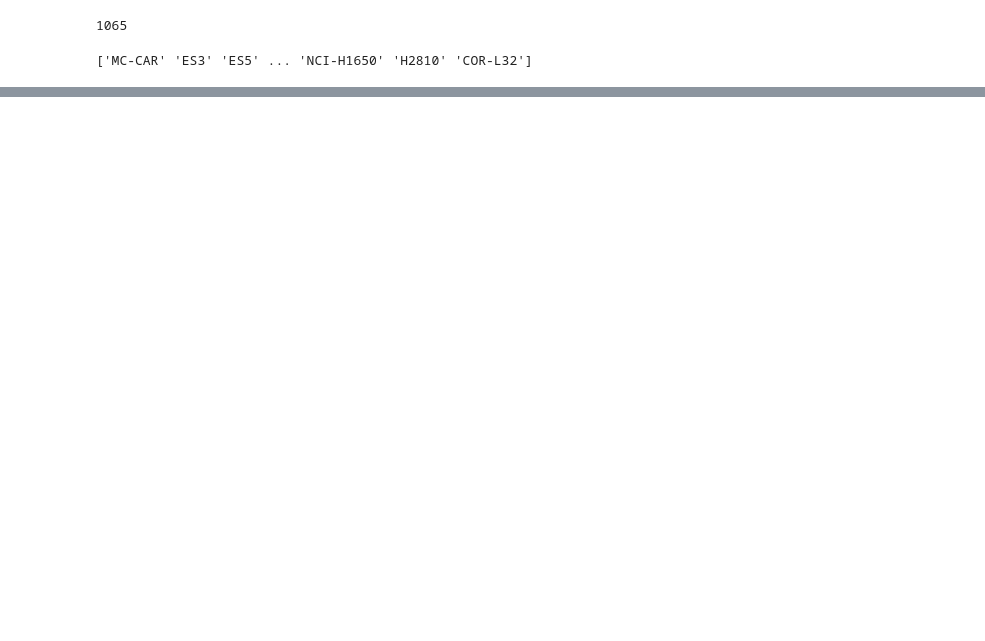
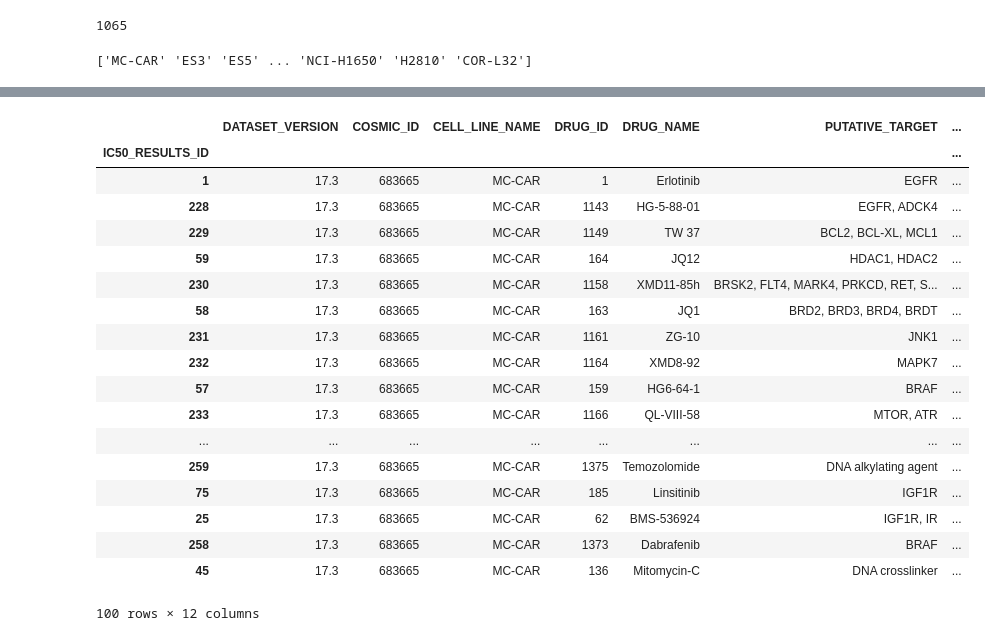
Before and after one commit to esko22/ucb-w210-cap-drug-response, a Jupyter notebook: DrugProfiles/drug_response_eda.ipynb, the cells around one changed output, grey strips where cells are left out. Cells and saved outputs as stored; diff of their text form; code cells hidden in the pictures; blank space fills up the shorter version.

```diff
--- a/DrugProfiles/drug_response_eda.ipynb
+++ b/DrugProfiles/drug_response_eda.ipynb
@@ -46,0 +70,22 @@ print(dose_response_df['CELL_LINE_NAME'].unique())
+# %%
+dose_response_df.sort_values('COSMIC_ID').head(100)
+# %% [output]
+|  | DATASET_VERSION | COSMIC_ID | CELL_LINE_NAME | DRUG_ID | DRUG_NAME | PUTATIVE_TARGET | ... |
+| IC50_RESULTS_ID |  |  |  |  |  |  | ... |
+| 1 | 17.3 | 683665 | MC-CAR | 1 | Erlotinib | EGFR | ... |
+| 228 | 17.3 | 683665 | MC-CAR | 1143 | HG-5-88-01 | EGFR, ADCK4 | ... |
+| 229 | 17.3 | 683665 | MC-CAR | 1149 | TW 37 | BCL2, BCL-XL, MCL1 | ... |
+| 59 | 17.3 | 683665 | MC-CAR | 164 | JQ12 | HDAC1, HDAC2 | ... |
+| 230 | 17.3 | 683665 | MC-CAR | 1158 | XMD11-85h | BRSK2, FLT4, MARK4, PRKCD, RET, S... | ... |
+| 58 | 17.3 | 683665 | MC-CAR | 163 | JQ1 | BRD2, BRD3, BRD4, BRDT | ... |
+| 231 | 17.3 | 683665 | MC-CAR | 1161 | ZG-10 | JNK1 | ... |
+| 232 | 17.3 | 683665 | MC-CAR | 1164 | XMD8-92 | MAPK7 | ... |
+| 57 | 17.3 | 683665 | MC-CAR | 159 | HG6-64-1 | BRAF | ... |
+| 233 | 17.3 | 683665 | MC-CAR | 1166 | QL-VIII-58 | MTOR, ATR | ... |
+| ... | ... | ... | ... | ... | ... | ... | ... |
+| 259 | 17.3 | 683665 | MC-CAR | 1375 | Temozolomide | DNA alkylating agent | ... |
+| 75 | 17.3 | 683665 | MC-CAR | 185 | Linsitinib | IGF1R | ... |
+| 25 | 17.3 | 683665 | MC-CAR | 62 | BMS-536924 | IGF1R, IR | ... |
+| 258 | 17.3 | 683665 | MC-CAR | 1373 | Dabrafenib | BRAF | ... |
+| 45 | 17.3 | 683665 | MC-CAR | 136 | Mitomycin-C | DNA crosslinker | ... |
+100 rows × 12 columns
```
Also changed, not shown: parts of 1 cell of this notebook.
